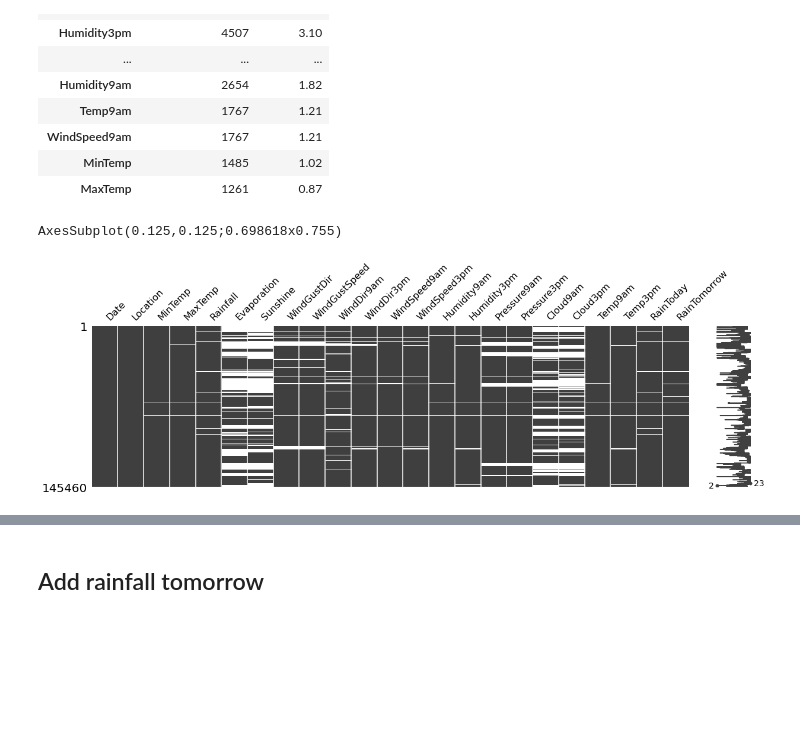
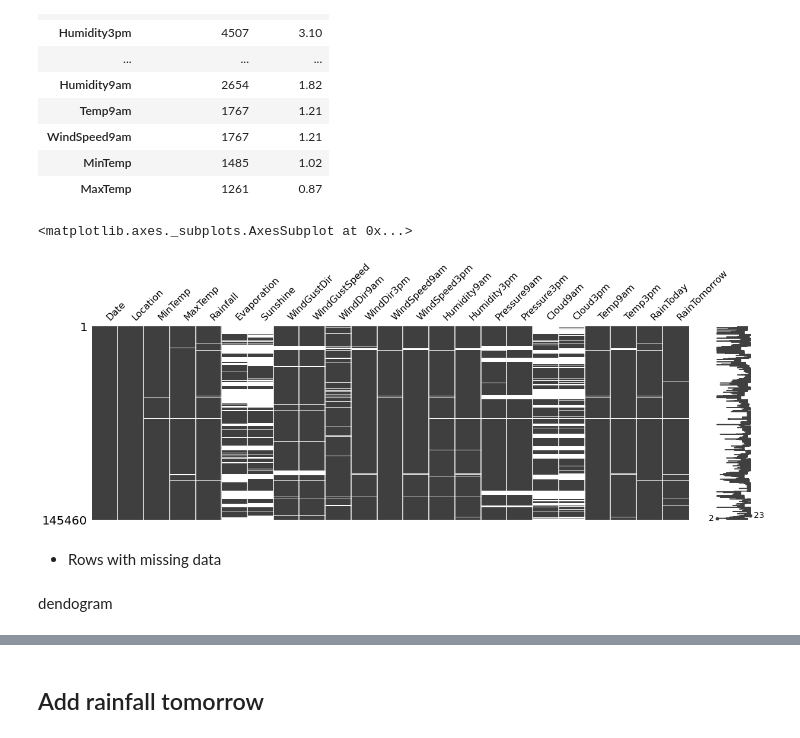
Before and after one commit to FernandoRocha88/WalkthroughProject, a Jupyter notebook: jupyter_notebooks/DataCleaning.ipynb, the cells around one changed output, grey strips where cells are left out. Saved outputs shown, nothing was run; the diff lists cells and outputs as text; code cells hidden in the pictures; blank space fills up the shorter version.

```diff
--- a/jupyter_notebooks/DataCleaning.ipynb
+++ b/jupyter_notebooks/DataCleaning.ipynb
@@ -145,7 +226,9 @@ df_missing_data
 | MaxTemp | 1261 | 0.87 |
 # %%
 import missingno as mi
-print(mi.matrix(df,figsize=(20,5)))
+mi.matrix(df,figsize=(20,6))
 # %% [output]
-AxesSubplot(0.125,0.125;0.698618x0.755)
+<matplotlib.axes._subplots.AxesSubplot at 0x...>
-[figure, old version]
+[figure, new version]
+# %% [markdown]
+* Rows with missing data
@@ -152,2 +241,4 @@ AxesSubplot(0.125,0.125;0.698618x0.755)
+# %% [markdown]
+ dendogram
 # %%
 print(mi.dendrogram(df, figsize = (20,5)));
```
Also changed, not shown: parts of 16 cells of this notebook.
